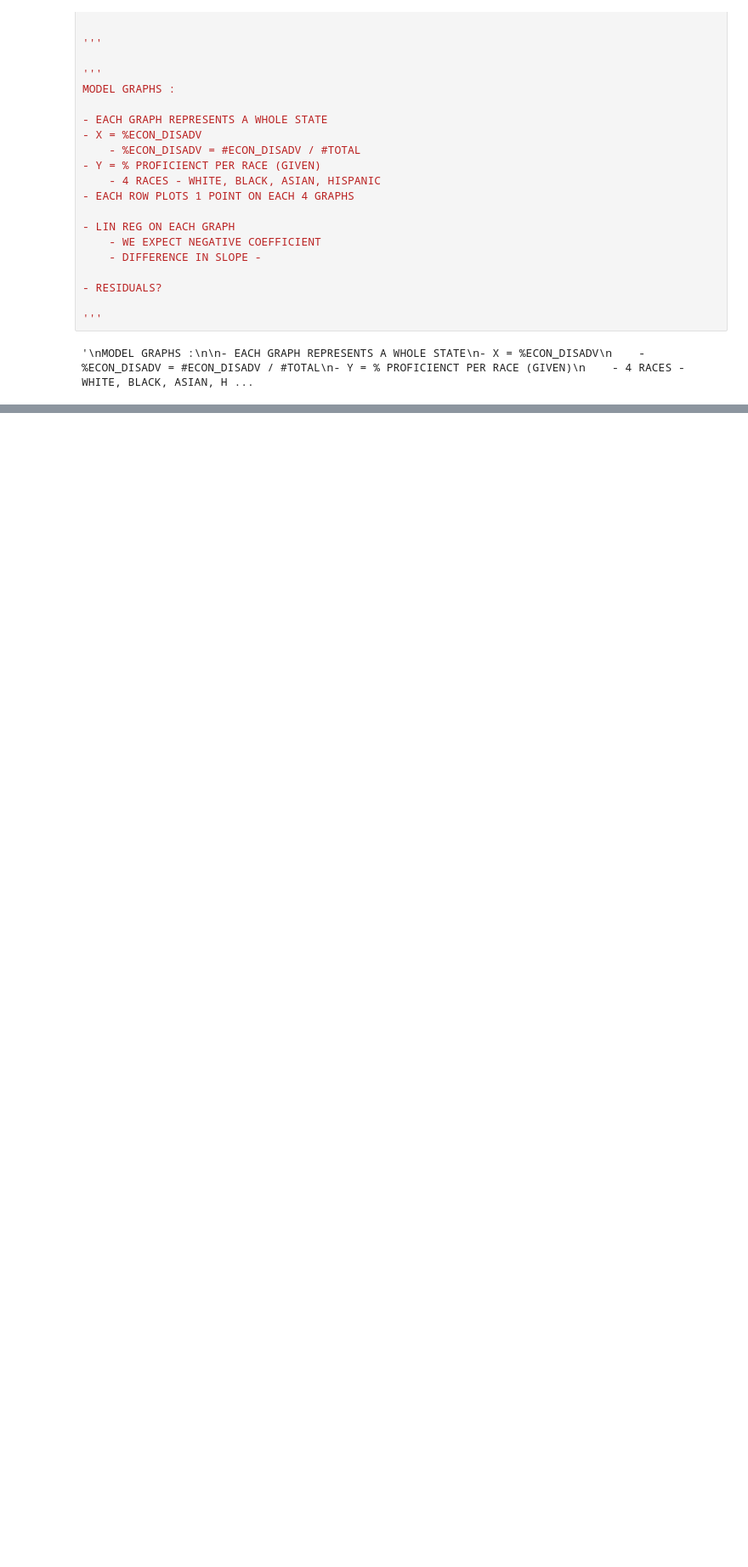
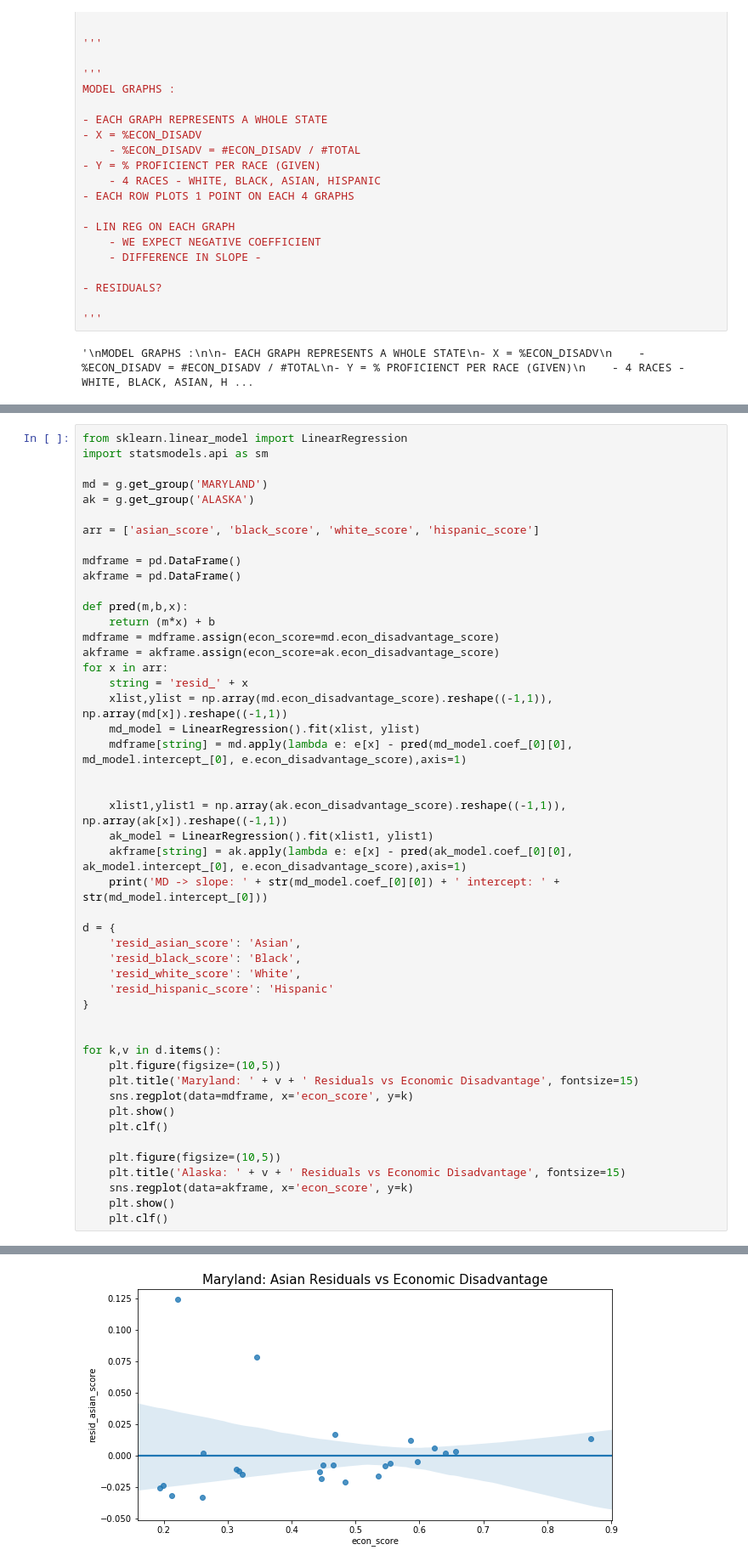
Before and after one commit to kannanfire/kannanfire.github.io, a Jupyter notebook: final_project.ipynb, the cells around one changed output, grey strips where cells are left out. Shown: that part at 85% size. Saved outputs shown, nothing was run; the diff lists cells and outputs as text; blank space fills up the shorter version.

```diff
--- a/final_project.ipynb
+++ b/final_project.ipynb
@@ -305,0 +275,49 @@ for k,v in d.items():
+# %%
+from sklearn.linear_model import LinearRegression
+import statsmodels.api as sm
+
+md = g.get_group('MARYLAND')
+ak = g.get_group('ALASKA')
+
+arr = ['asian_score', 'black_score', 'white_score', 'hispanic_score']
+
+mdframe = pd.DataFrame()
+akframe = pd.DataFrame()
+
+def pred(m,b,x):
+    return (m*x) + b
+mdframe = mdframe.assign(econ_score=md.econ_disadvantage_score)
+akframe = akframe.assign(econ_score=ak.econ_disadvantage_score)
+for x in arr:
+    string = 'resid_' + x
+    xlist,ylist = np.array(md.econ_disadvantage_score).reshape((-1,1)), np.array(md[x]).reshape((-1,1))
+    md_model = LinearRegression().fit(xlist, ylist)
+    mdframe[string] = md.apply(lambda e: e[x] - pred(md_model.coef_[0][0], md_model.intercept_[0], e.econ_disadvantage_score),axis=1)
+
+
+    xlist1,ylist1 = np.array(ak.econ_disadvantage_score).reshape((-1,1)), np.array(ak[x]).reshape((-1,1))
+    ak_model = LinearRegression().fit(xlist1, ylist1)
+    akframe[string] = ak.apply(lambda e: e[x] - pred(ak_model.coef_[0][0], ak_model.intercept_[0], e.econ_disadvantage_score),axis=1)
+    print('MD -> slope: ' + str(md_model.coef_[0][0]) + ' intercept: ' + str(md_model.intercept_[0]))
+
+d = {
+    'resid_asian_score': 'Asian',
+    'resid_black_score': 'Black',
+    'resid_white_score': 'White',
+    'resid_hispanic_score': 'Hispanic'
+}
+
+
+for k,v in d.items():
+    plt.figure(figsize=(10,5))
+    plt.title('Maryland: ' + v + ' Residuals vs Economic Disadvantage', fontsize=15)
+    sns.regplot(data=mdframe, x='econ_score', y=k)
+    plt.show()
+    plt.clf()
+
+    plt.figure(figsize=(10,5))
+    plt.title('Alaska: ' + v + ' Residuals vs Economic Disadvantage', fontsize=15)
+    sns.regplot(data=akframe, x='econ_score', y=k)
+    plt.show()
+    plt.clf()
+# %% [output]
@@ -305,0 +328 @@ for k,v in d.items():
+[figure, added]
```
Also changed, not shown: parts of 6 cells of this notebook.
